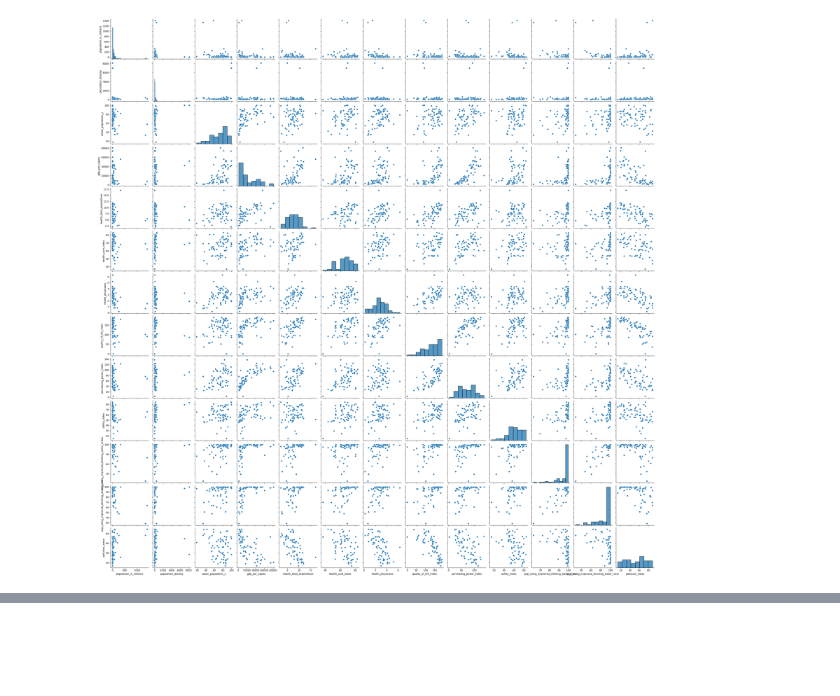
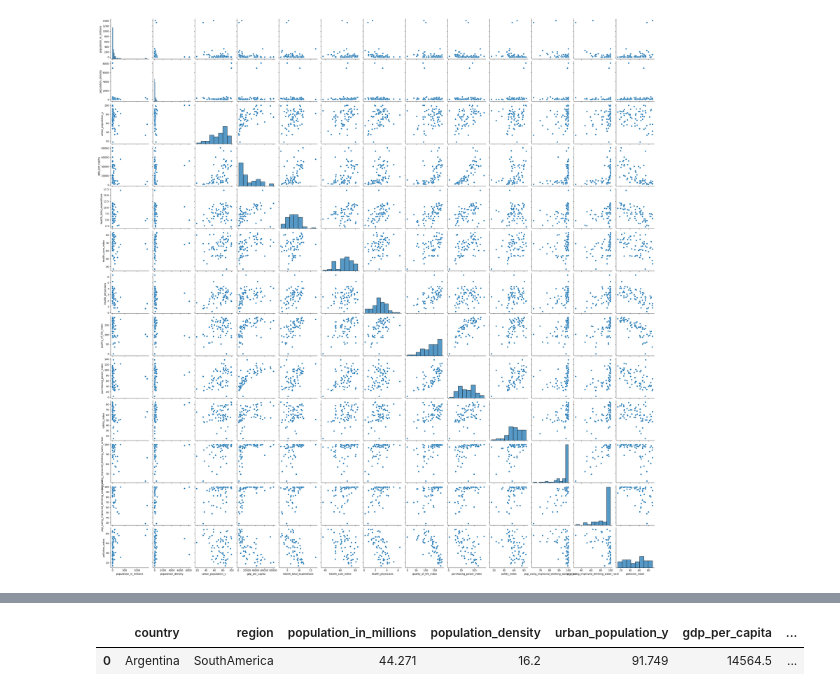
Before and after one commit to Adalab/promo-d-da-modulo3-sprint1-elisa-lidya, a Jupyter notebook: regresion-lineal/4-pair-regresion-lineal-asunciones.ipynb, the cells around one changed output, grey strips where cells are left out. Saved outputs shown, nothing was run; the diff lists cells and outputs as text; code cells hidden in the pictures; blank space fills up the shorter version.

```diff
--- a/regresion-lineal/4-pair-regresion-lineal-asunciones.ipynb
+++ b/regresion-lineal/4-pair-regresion-lineal-asunciones.ipynb
@@ -303,0 +323,8 @@ sns.pairplot(data = predictoras, palette='turbo');
+# %%
+df_socio["pop_using_improved_drinking_water"] = (df_socio['pop_using_improved_drinking_water_urban'] + df_socio['pop_using_improved_drinking_water_rural']) / 2
+df_socio.drop(['pop_using_improved_drinking_water_urban', 'pop_using_improved_drinking_water_rural', 'health_physicians'], axis = 1, inplace = True)
+# %%
+df_socio.head(1)
+# %% [output]
+|  | country | region | population_in_millions | population_density | urban_population_y | gdp_per_capita | ... |
+| 0 | Argentina | SouthAmerica | 44.271 | 16.2 | 91.749 | 14564.5 | ... |
```
Also changed, not shown: parts of 9 cells of this notebook, 11 other files.
